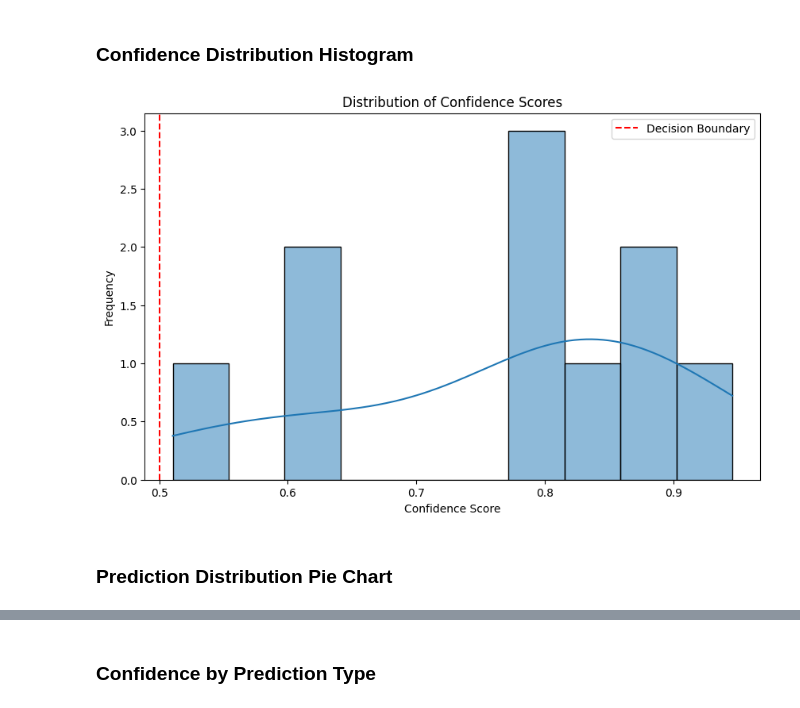
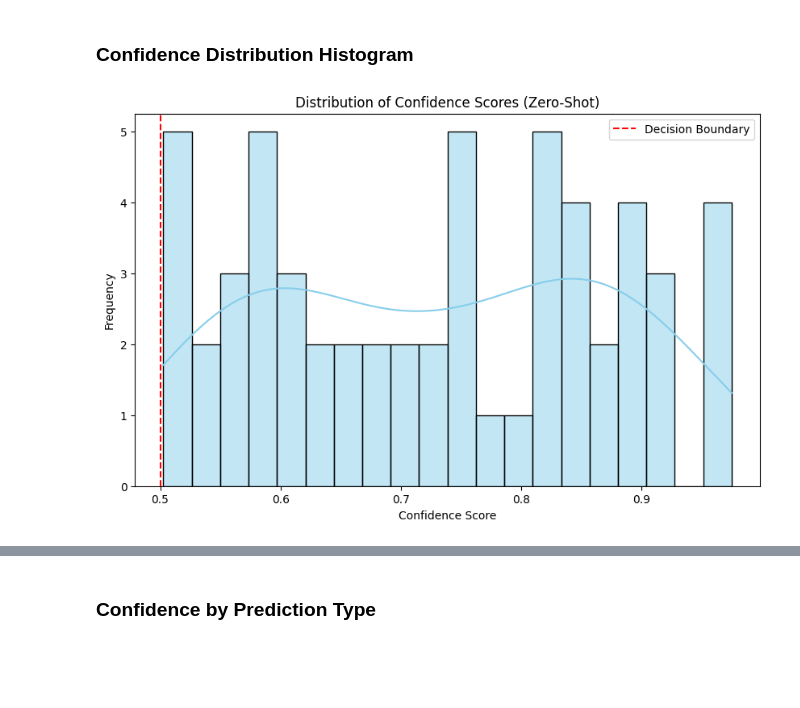
Before and after one commit to kozoB/steam-sarcasm-detection, a Jupyter notebook: Steam_Reviews_Sarcasm_Detection_Project.ipynb, the cells around one changed output, grey strips where cells are left out. Drawn from its saved outputs; the diff is of its cells as text; code cells hidden in the pictures; blank space fills up the shorter version.

```diff
--- a/Steam_Reviews_Sarcasm_Detection_Project.ipynb
+++ b/Steam_Reviews_Sarcasm_Detection_Project.ipynb
@@ -214,6 +215,9 @@ text_test_df['zero_shot_prediction_numeric'] = text_test_df['zero_shot_predictio
     "not sarcastic": 0
 })
 
+# Create a column indicating if the prediction was correct
+text_test_df['correct'] = (text_test_df['zero_shot_prediction_numeric'] == text_test_df['sarcasm_label'])
+
 # Evaluate performance
 print("\nZero-Shot Classification Report:")
 print(classification_report(
@@ -274,16 +283,14 @@ text_test_df.head(3)
 # %%
 import matplotlib.pyplot as plt
 import seaborn as sns
 
 plt.figure(figsize=(10, 6))
-sns.histplot(sample_reviews['confidence_score'], bins=10, kde=True)
-plt.title('Distribution of Confidence Scores')
+sns.histplot(text_test_df['confidence_score'], bins=20, kde=True, color='skyblue')
+plt.title('Distribution of Confidence Scores (Zero-Shot)')
 plt.xlabel('Confidence Score')
 plt.ylabel('Frequency')
 plt.axvline(0.5, color='red', linestyle='--', label='Decision Boundary')
 plt.legend()
 plt.show()
 # %% [output]
-[figure, old version]
+[figure, new version]
-# %% [markdown]
-### Prediction Distribution Pie Chart
```
Also changed, not shown: parts of 20 cells of this notebook.
